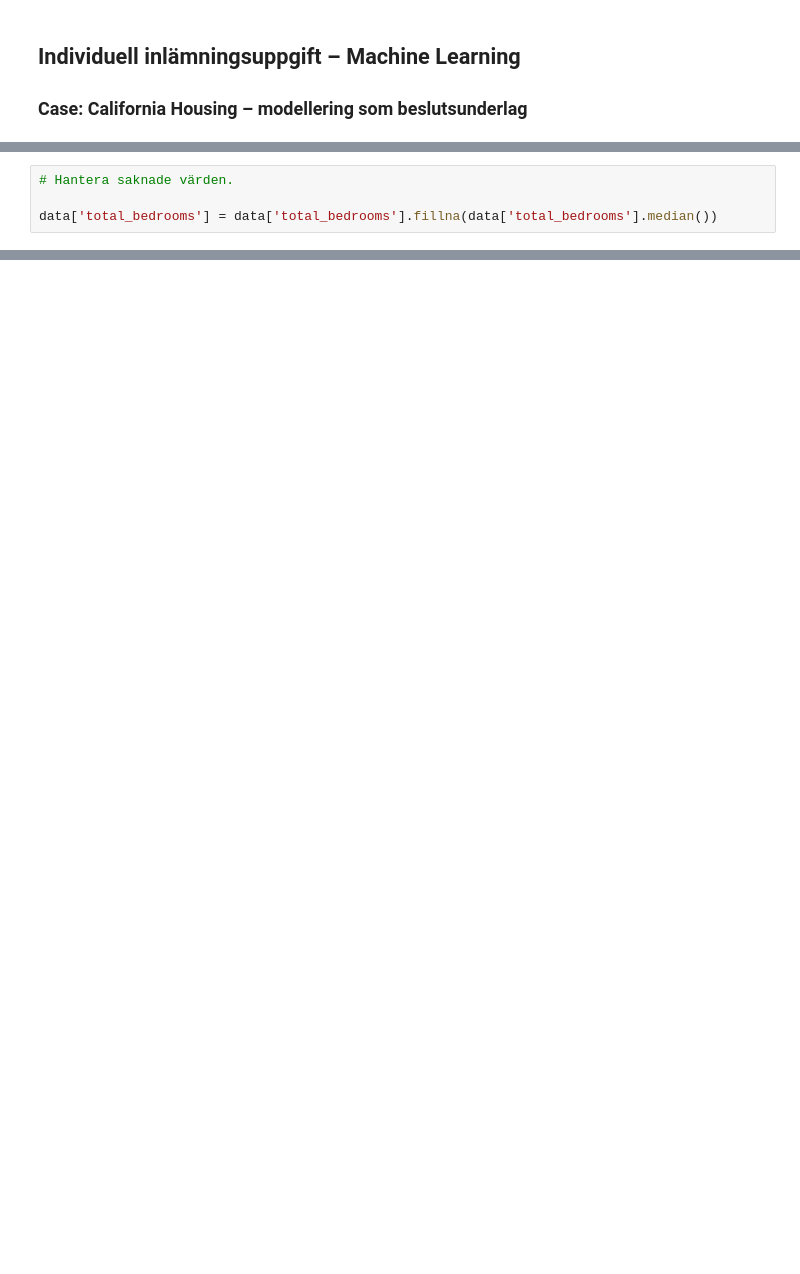
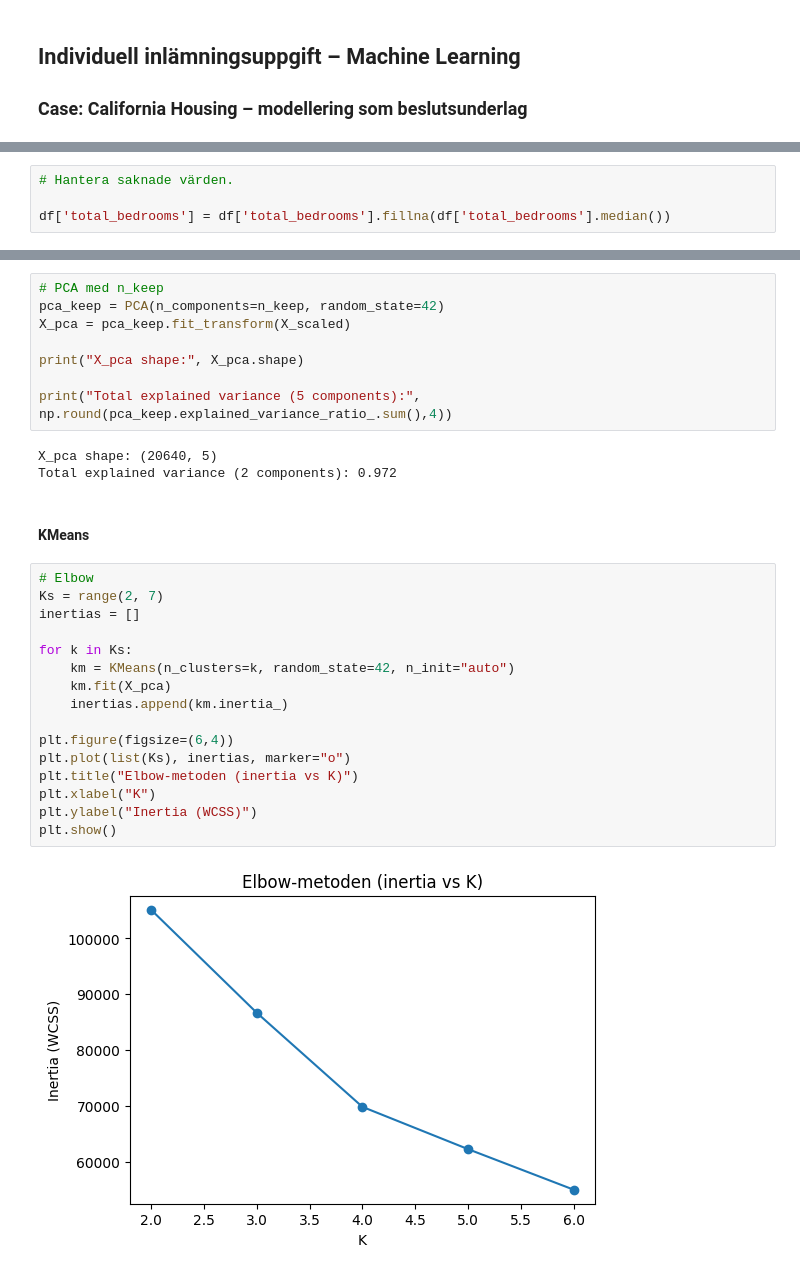
Before and after one commit to NadineKn/Machine_Learning, a Jupyter notebook: ML_Uppgift1_Nadine_Knoop.ipynb, the cells around one changed output, grey strips where cells are left out. Drawn from its saved outputs; the diff is of its cells as text; blank space fills up the shorter version.

Commit message:
PCA and KMeans

```diff
--- a/ML_Uppgift1_Nadine_Knoop.ipynb
+++ b/ML_Uppgift1_Nadine_Knoop.ipynb
@@ -67,5 +77,5 @@ I boxplotten syns att kolumnen total_bedrooms innehåller outliers. För att han
 # %%
 # Hantera saknade värden.
 
-data['total_bedrooms'] = data['total_bedrooms'].fillna(data['total_bedrooms'].median())
+df['total_bedrooms'] = df['total_bedrooms'].fillna(df['total_bedrooms'].median())
 # %%
@@ -95,0 +161,31 @@ Preprocessing ska göras på ett sätt som undviker att testdata påverkar trän
+# %%
+# PCA med n_keep
+pca_keep = PCA(n_components=n_keep, random_state=42)
+X_pca = pca_keep.fit_transform(X_scaled)
+
+print("X_pca shape:", X_pca.shape)
+
+print("Total explained variance (5 components):", np.round(pca_keep.explained_variance_ratio_.sum(),4))
+# %% [output]
+X_pca shape: (20640, 5)
+Total explained variance (2 components): 0.972
+# %% [markdown]
+#### KMeans
+# %%
+# Elbow
+Ks = range(2, 7)
+inertias = []
+
+for k in Ks:
+    km = KMeans(n_clusters=k, random_state=42, n_init="auto")
+    km.fit(X_pca)
+    inertias.append(km.inertia_)
+
+plt.figure(figsize=(6,4))
+plt.plot(list(Ks), inertias, marker="o")
+plt.title("Elbow-metoden (inertia vs K)")
+plt.xlabel("K")
+plt.ylabel("Inertia (WCSS)")
+plt.show()
+# %% [output]
+[figure, added]
```
Also changed, not shown: parts of 21 cells of this notebook.
